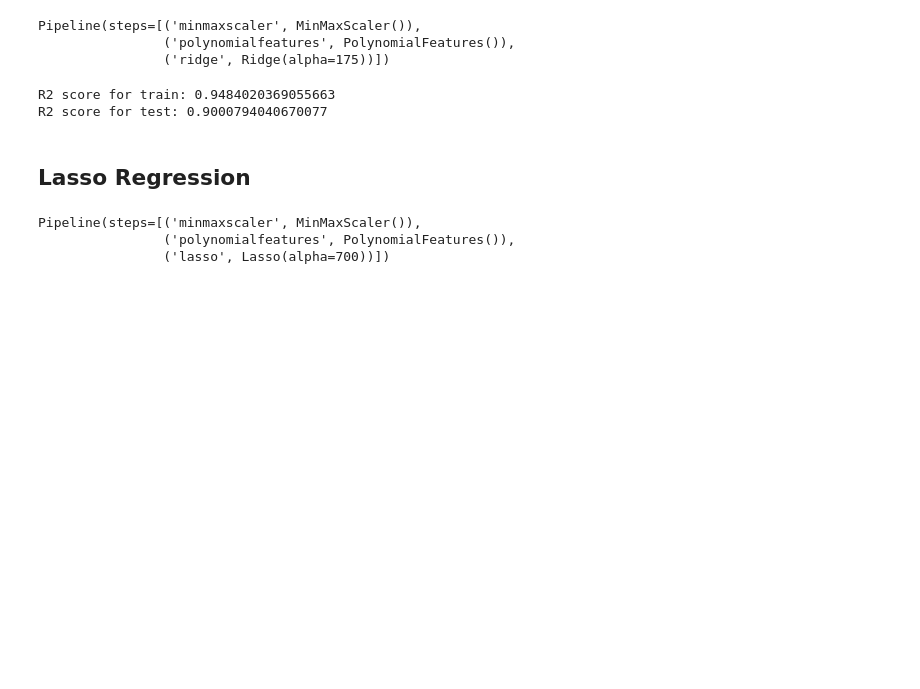
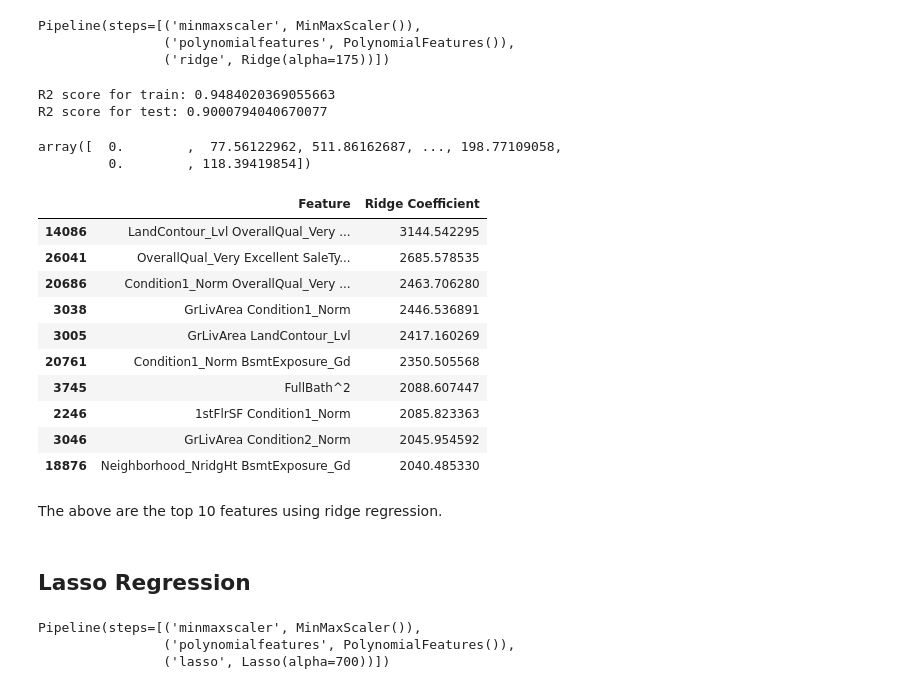
Before and after one commit to abhinav-mane/Surprise_Housing_Project, a Jupyter notebook: Surprise_Housing.ipynb, the cells around one changed output. Cells and saved outputs as stored; diff of their text form; code cells hidden in the pictures; blank space fills up the shorter version.

```diff
--- a/Surprise_Housing.ipynb
+++ b/Surprise_Housing.ipynb
@@ -1199,7 +1142,8 @@ R2 score for test: 0.863881412578372
 # %%
 scaler = MinMaxScaler()
 ridge_rg = Ridge(alpha=175)
-ridge_rg_pipline = make_pipeline(scaler,PolynomialFeatures(degree=2),ridge_rg)
+polynomial_features = PolynomialFeatures(degree=2)
+ridge_rg_pipline = make_pipeline(scaler,polynomial_features,ridge_rg)
 # %%
 ridge_rg_pipline.fit(X_train,y_train)
 # %% [output]
@@ -1219,6 +1163,37 @@ print(f"R2 score for test: {r2_ridge_reg_test}")
 # %% [output]
 R2 score for train: 0.9484020369055663
 R2 score for test: 0.9000794040670077
+# %%
+ridge_coefficients = ridge_rg_pipline.named_steps['ridge'].coef_
+# %%
+ridge_coefficients
+# %% [output]
+array([  0.        ,  77.56122962, 511.86162687, ..., 198.77109058,
+         0.        , 118.39419854])
+# %%
+poly_feature_names = polynomial_features.get_feature_names_out(X_train.columns)
+# %%
+# Create a DataFrame to display the coefficients for Ridge regression
+ridge_coefficients_df = pd.DataFrame({
+    'Feature': poly_feature_names,
+    'Ridge Coefficient': ridge_coefficients
+})
+# %%
+ridge_coefficients_df.sort_values(by='Ridge Coefficient',ascending=False).head(10)
+# %% [output]
+|  | Feature | Ridge Coefficient |
+| 14086 | LandContour_Lvl OverallQual_Very ... | 3144.542295 |
+| 26041 | OverallQual_Very Excellent SaleTy... | 2685.578535 |
+| 20686 | Condition1_Norm OverallQual_Very ... | 2463.706280 |
+| 3038 | GrLivArea Condition1_Norm | 2446.536891 |
+| 3005 | GrLivArea LandContour_Lvl | 2417.160269 |
+| 20761 | Condition1_Norm BsmtExposure_Gd | 2350.505568 |
+| 3745 | FullBath^2 | 2088.607447 |
+| 2246 | 1stFlrSF Condition1_Norm | 2085.823363 |
+| 3046 | GrLivArea Condition2_Norm | 2045.954592 |
+| 18876 | Neighborhood_NridgHt BsmtExposure_Gd | 2040.485330 |
+# %% [markdown]
+The above are the top 10 features using ridge regression.
 # %% [markdown]
 ## Lasso Regression
 # %%
```
Also changed, not shown: parts of 27 cells of this notebook, 2 other files.
